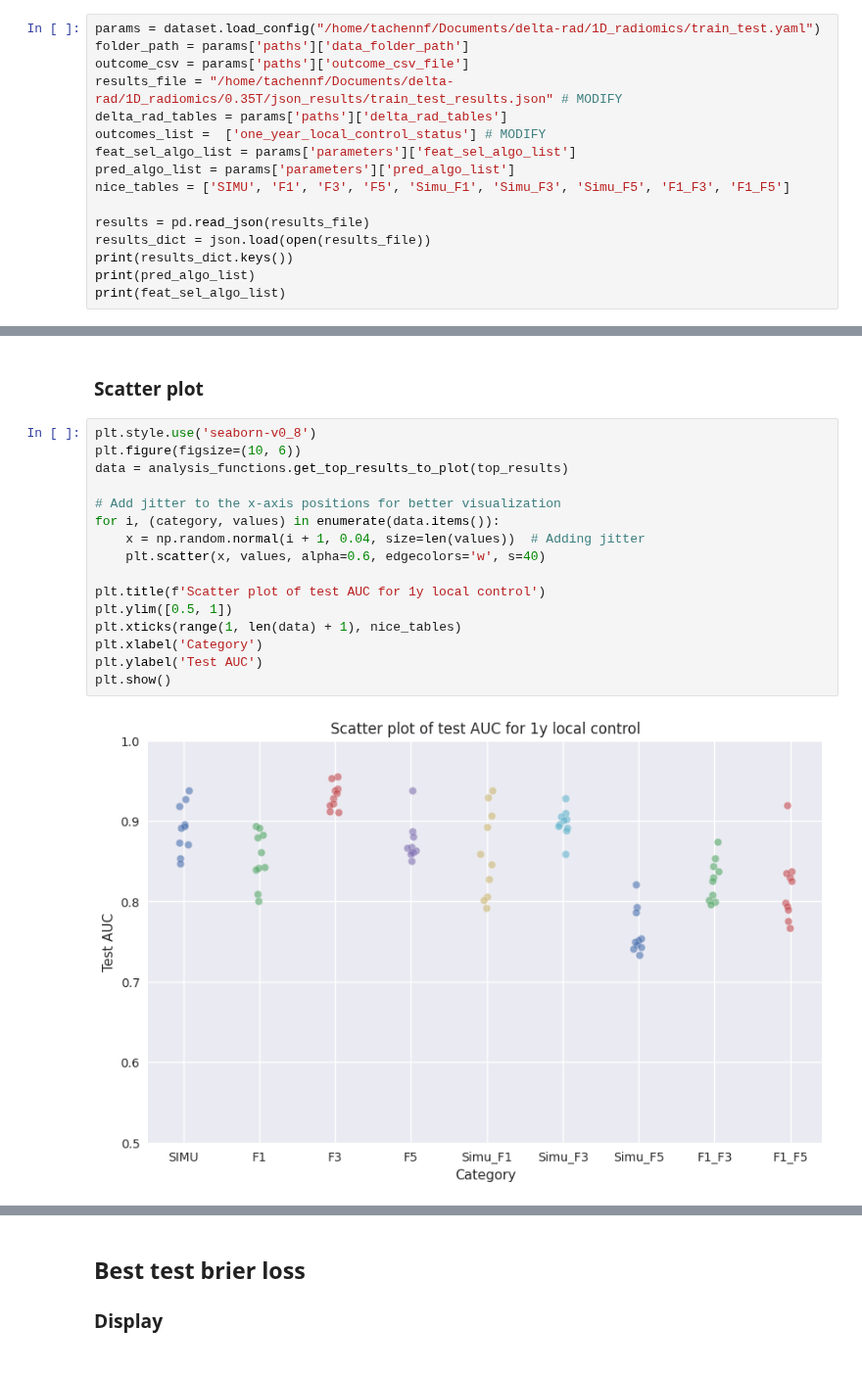
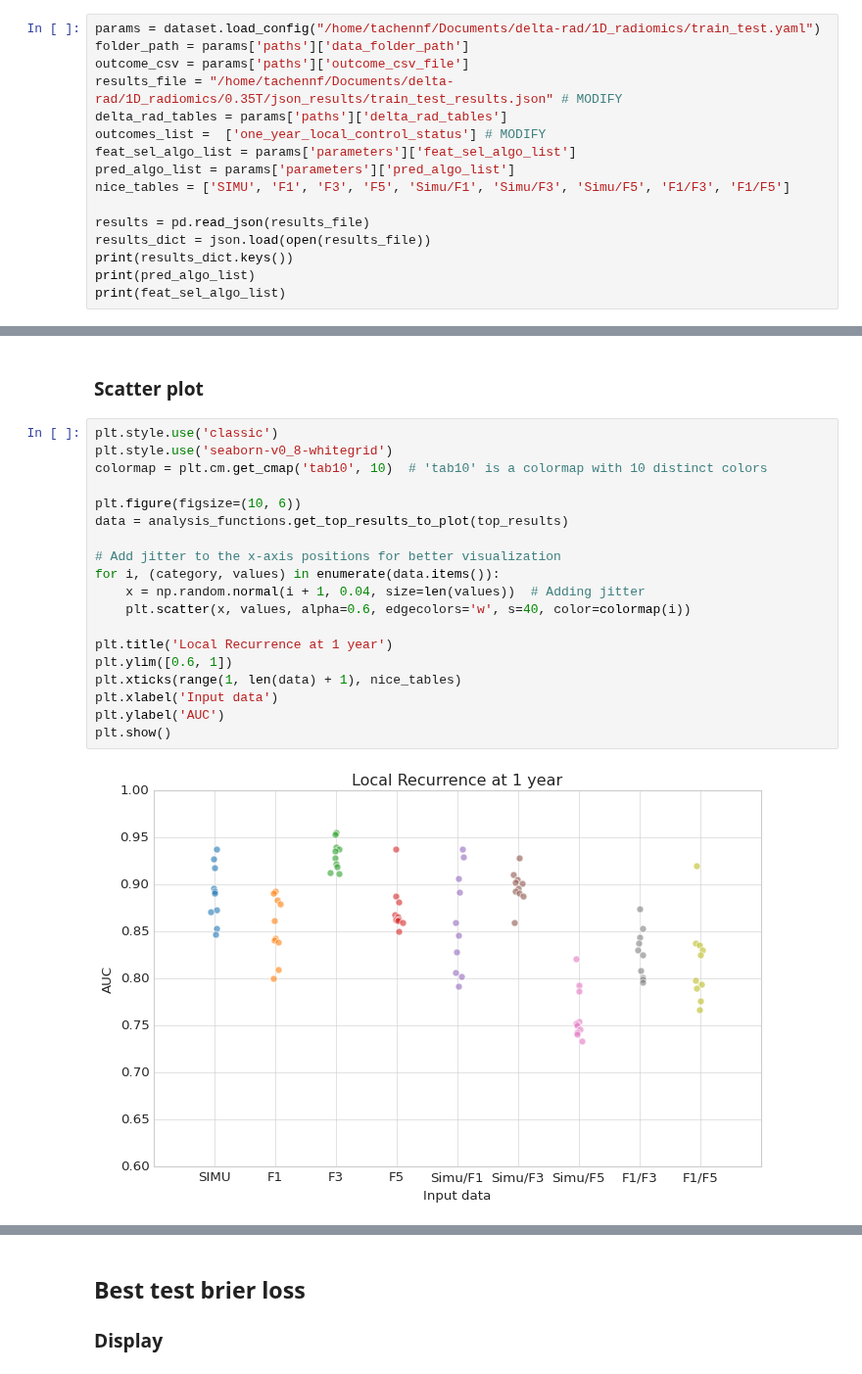
Before and after one commit to ftach/delta-rad, a Jupyter notebook: 1D_radiomics/analyze_results_0.35T.ipynb, the cells around one changed output, grey strips where cells are left out. Shown at 98% size. Saved outputs shown, nothing was run; the diff lists cells and outputs as text.

```diff
--- a/1D_radiomics/analyze_results_0.35T.ipynb
+++ b/1D_radiomics/analyze_results_0.35T.ipynb
@@ -19,7 +19,7 @@ delta_rad_tables = params['paths']['delta_rad_tables']
 outcomes_list =  ['one_year_local_control_status'] # MODIFY
 feat_sel_algo_list = params['parameters']['feat_sel_algo_list']
 pred_algo_list = params['parameters']['pred_algo_list']
-nice_tables = ['SIMU', 'F1', 'F3', 'F5', 'Simu_F1', 'Simu_F3', 'Simu_F5', 'F1_F3', 'F1_F5']
+nice_tables = ['SIMU', 'F1', 'F3', 'F5', 'Simu/F1', 'Simu/F3', 'Simu/F5', 'F1/F3', 'F1/F5']
 
 results = pd.read_json(results_file)
 results_dict = json.load(open(results_file))
@@ -100,20 +100,23 @@ Table: f1_f5_gtv.csv
 # %% [markdown]
 ### Scatter plot
 # %%
-plt.style.use('seaborn-v0_8')
+plt.style.use('classic')
+plt.style.use('seaborn-v0_8-whitegrid')
+colormap = plt.cm.get_cmap('tab10', 10)  # 'tab10' is a colormap with 10 distinct colors
+
 plt.figure(figsize=(10, 6))
 data = analysis_functions.get_top_results_to_plot(top_results)
 
 # Add jitter to the x-axis positions for better visualization
 for i, (category, values) in enumerate(data.items()):
     x = np.random.normal(i + 1, 0.04, size=len(values))  # Adding jitter
-    plt.scatter(x, values, alpha=0.6, edgecolors='w', s=40)
+    plt.scatter(x, values, alpha=0.6, edgecolors='w', s=40, color=colormap(i))
 
-plt.title(f'Scatter plot of test AUC for 1y local control')
-plt.ylim([0.5, 1])
+plt.title('Local Recurrence at 1 year')
+plt.ylim([0.6, 1])
 plt.xticks(range(1, len(data) + 1), nice_tables)
-plt.xlabel('Category')
-plt.ylabel('Test AUC')
+plt.xlabel('Input data')
+plt.ylabel('AUC')
 plt.show()
 # %% [output]
-[figure, old version]
+[figure, new version]
```
Also changed, not shown: parts of 9 cells of this notebook, 2 other files.
